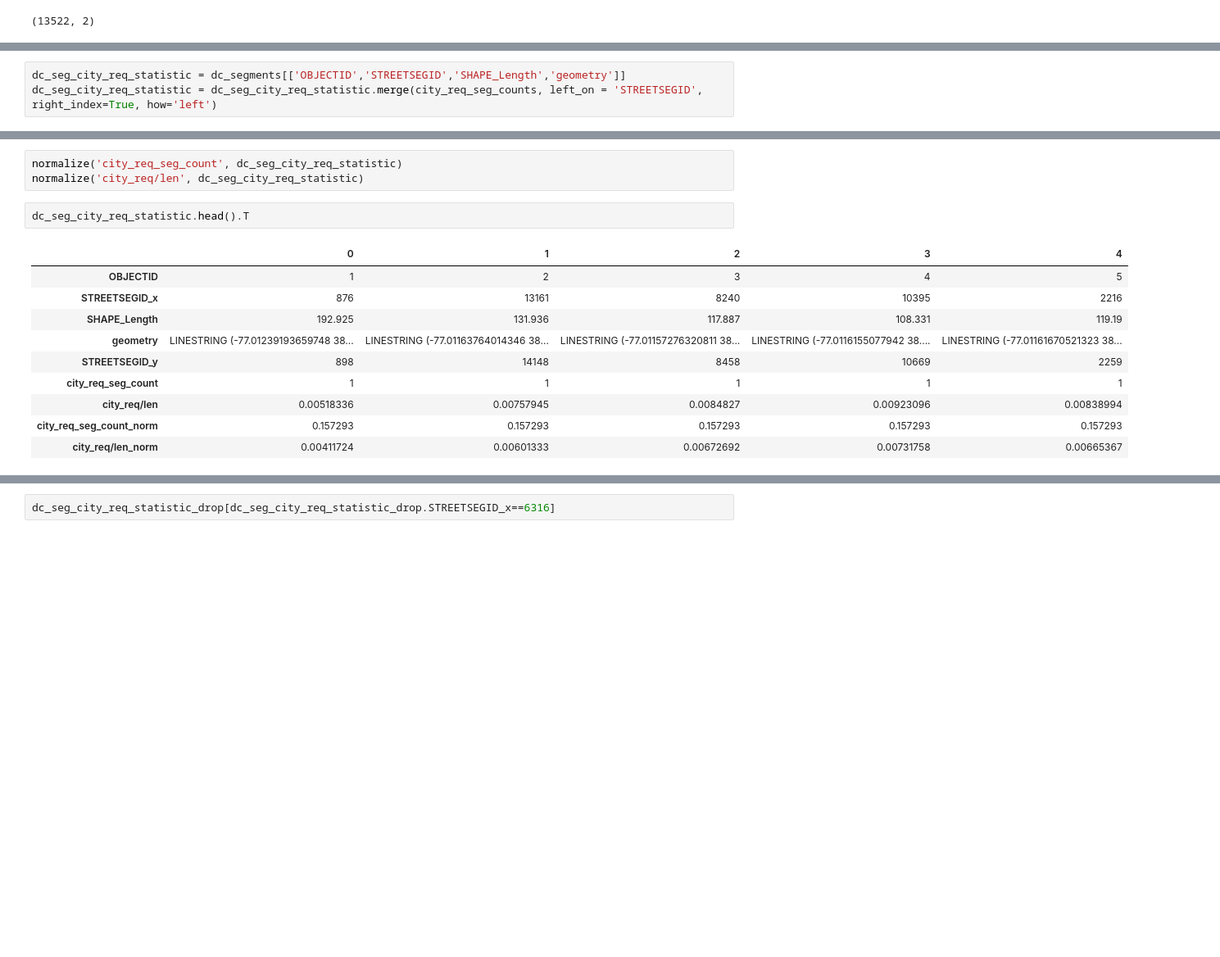
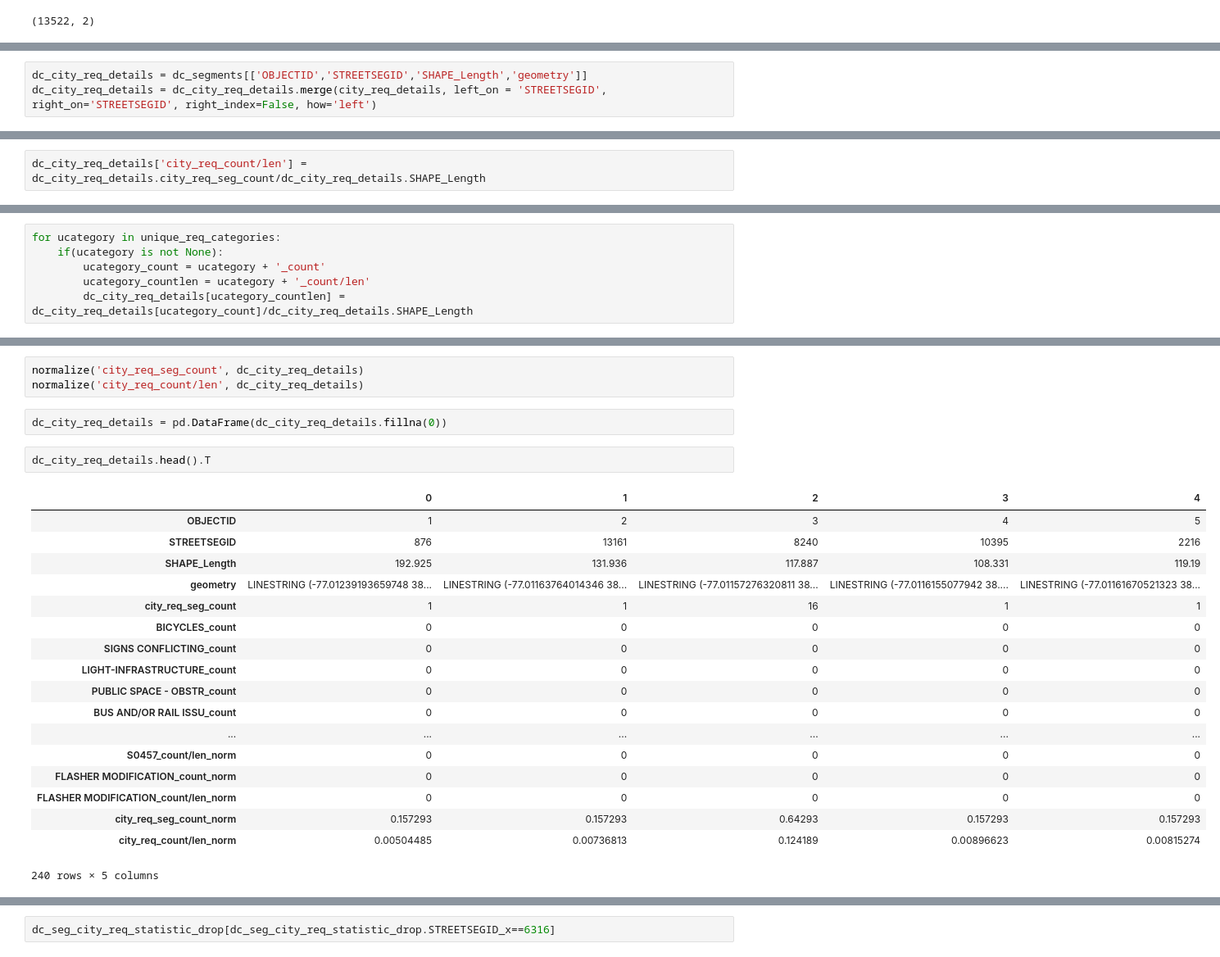
Before and after one commit to KiranJavkar/Cycling_Safety, a Jupyter notebook: python/Cycling_Safety_Visualization_using_mapbox-leaflet.ipynb, the cells around one changed output, grey strips where cells are left out. Shown at 82% size. Cells and saved outputs as stored; diff of their text form; blank space fills up the shorter version.

```diff
--- a/python/Cycling_Safety_Visualization_using_mapbox-leaflet.ipynb
+++ b/python/Cycling_Safety_Visualization_using_mapbox-leaflet.ipynb
@@ -544,6 +831,6 @@ city_req_seg_counts
 | 13521 | 15363 | 16 |
 13522 rows × 2 columns
 # %%
-dc_seg_city_req_statistic = dc_segments[['OBJECTID','STREETSEGID','SHAPE_Length','geometry']]
-dc_seg_city_req_statistic = dc_seg_city_req_statistic.merge(city_req_seg_counts, left_on = 'STREETSEGID', right_index=True, how='left')
+dc_city_req_details = dc_segments[['OBJECTID','STREETSEGID','SHAPE_Length','geometry']]
+dc_city_req_details = dc_city_req_details.merge(city_req_details, left_on = 'STREETSEGID', right_on='STREETSEGID', right_index=False, how='left')
 # %%
@@ -553 +840,3 @@ dc_seg_city_req_statistic.shape
+# %%
+dc_city_req_details['city_req_count/len'] = dc_city_req_details.city_req_seg_count/dc_city_req_details.SHAPE_Length
 # %%
@@ -568,0 +863,6 @@ dc_seg_city_req_statistic.shape
+# %%
+for ucategory in unique_req_categories:
+    if(ucategory is not None):
+        ucategory_count = ucategory + '_count'
+        ucategory_countlen = ucategory + '_count/len'
+        dc_city_req_details[ucategory_countlen] = dc_city_req_details[ucategory_count]/dc_city_req_details.SHAPE_Length
@@ -569,16 +876,26 @@ dc_seg_city_req_statistic.shape
 # %%
-normalize('city_req_seg_count', dc_seg_city_req_statistic)
-normalize('city_req/len', dc_seg_city_req_statistic)
+normalize('city_req_seg_count', dc_city_req_details)
+normalize('city_req_count/len', dc_city_req_details)
+# %%
+dc_city_req_details = pd.DataFrame(dc_city_req_details.fillna(0))
 # %%
-dc_seg_city_req_statistic.head().T
+dc_city_req_details.head().T
 # %% [output]
 |  | 0 | 1 | 2 | 3 | 4 |
 | OBJECTID | 1 | 2 | 3 | 4 | 5 |
-| STREETSEGID_x | 876 | 13161 | 8240 | 10395 | 2216 |
+| STREETSEGID | 876 | 13161 | 8240 | 10395 | 2216 |
 | SHAPE_Length | 192.925 | 131.936 | 117.887 | 108.331 | 119.19 |
 | geometry | LINESTRING (-77.01239193659748 38... | LINESTRING (-77.01163764014346 38... | LINESTRING (-77.01157276320811 38... | LINESTRING (-77.0116155077942 38.... | LINESTRING (-77.01161670521323 38... |
-| STREETSEGID_y | 898 | 14148 | 8458 | 10669 | 2259 |
-| city_req_seg_count | 1 | 1 | 1 | 1 | 1 |
-| city_req/len | 0.00518336 | 0.00757945 | 0.0084827 | 0.00923096 | 0.00838994 |
-| city_req_seg_count_norm | 0.157293 | 0.157293 | 0.157293 | 0.157293 | 0.157293 |
-| city_req/len_norm | 0.00411724 | 0.00601333 | 0.00672692 | 0.00731758 | 0.00665367 |
+| city_req_seg_count | 1 | 1 | 16 | 1 | 1 |
+| BICYCLES_count | 0 | 0 | 0 | 0 | 0 |
+| SIGNS CONFLICTING_count | 0 | 0 | 0 | 0 | 0 |
+| LIGHT-INFRASTRUCTURE_count | 0 | 0 | 0 | 0 | 0 |
+| PUBLIC SPACE - OBSTR_count | 0 | 0 | 0 | 0 | 0 |
+| BUS AND/OR RAIL ISSU_count | 0 | 0 | 0 | 0 | 0 |
+| ... | ... | ... | ... | ... | ... |
+| S0457_count/len_norm | 0 | 0 | 0 | 0 | 0 |
+| FLASHER MODIFICATION_count_norm | 0 | 0 | 0 | 0 | 0 |
+| FLASHER MODIFICATION_count/len_norm | 0 | 0 | 0 | 0 | 0 |
+| city_req_seg_count_norm | 0.157293 | 0.157293 | 0.64293 | 0.157293 | 0.157293 |
+| city_req_count/len_norm | 0.00504485 | 0.00736813 | 0.124189 | 0.00896623 | 0.00815274 |
+240 rows × 5 columns
```
Also changed, not shown: parts of 198 cells of this notebook, 1 other file.
